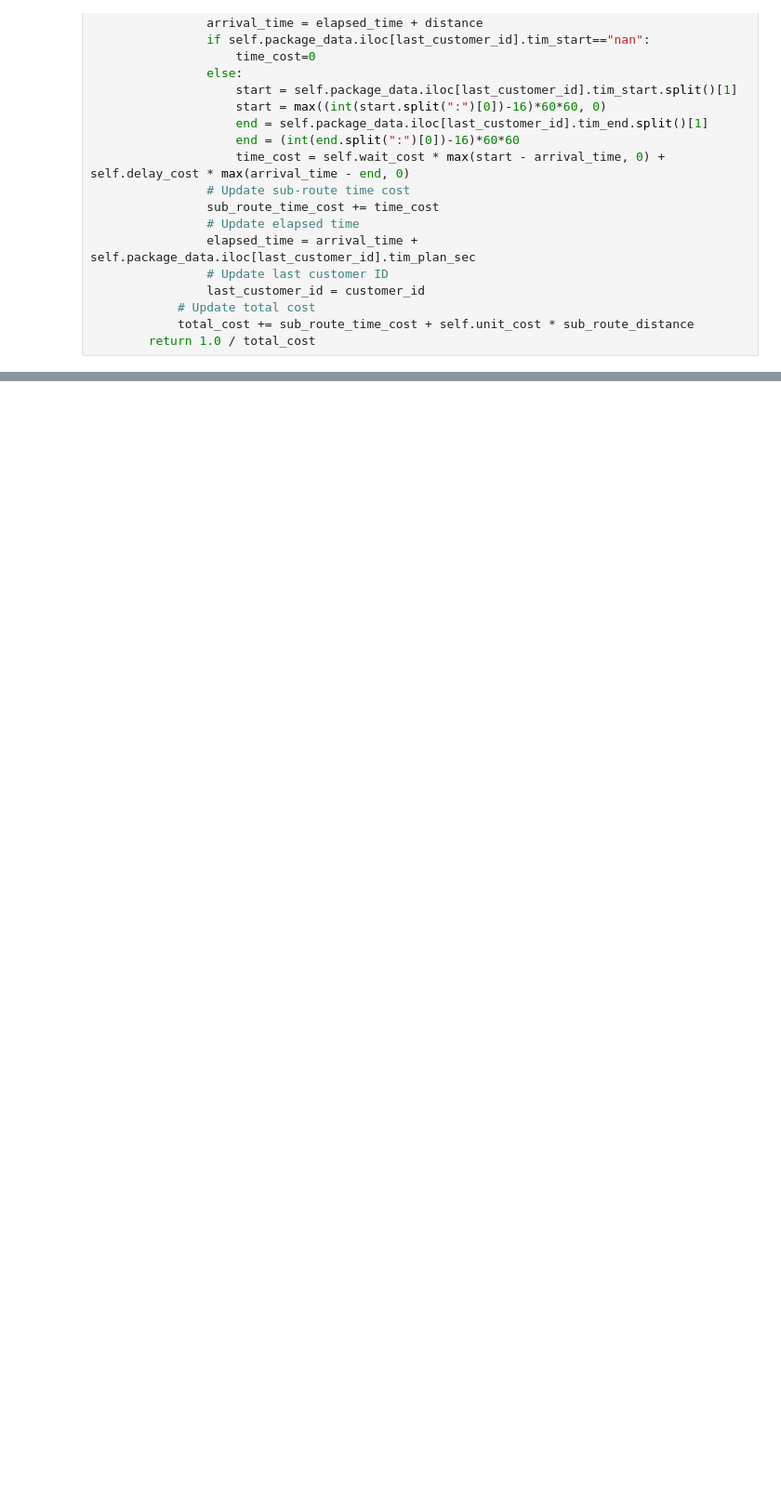
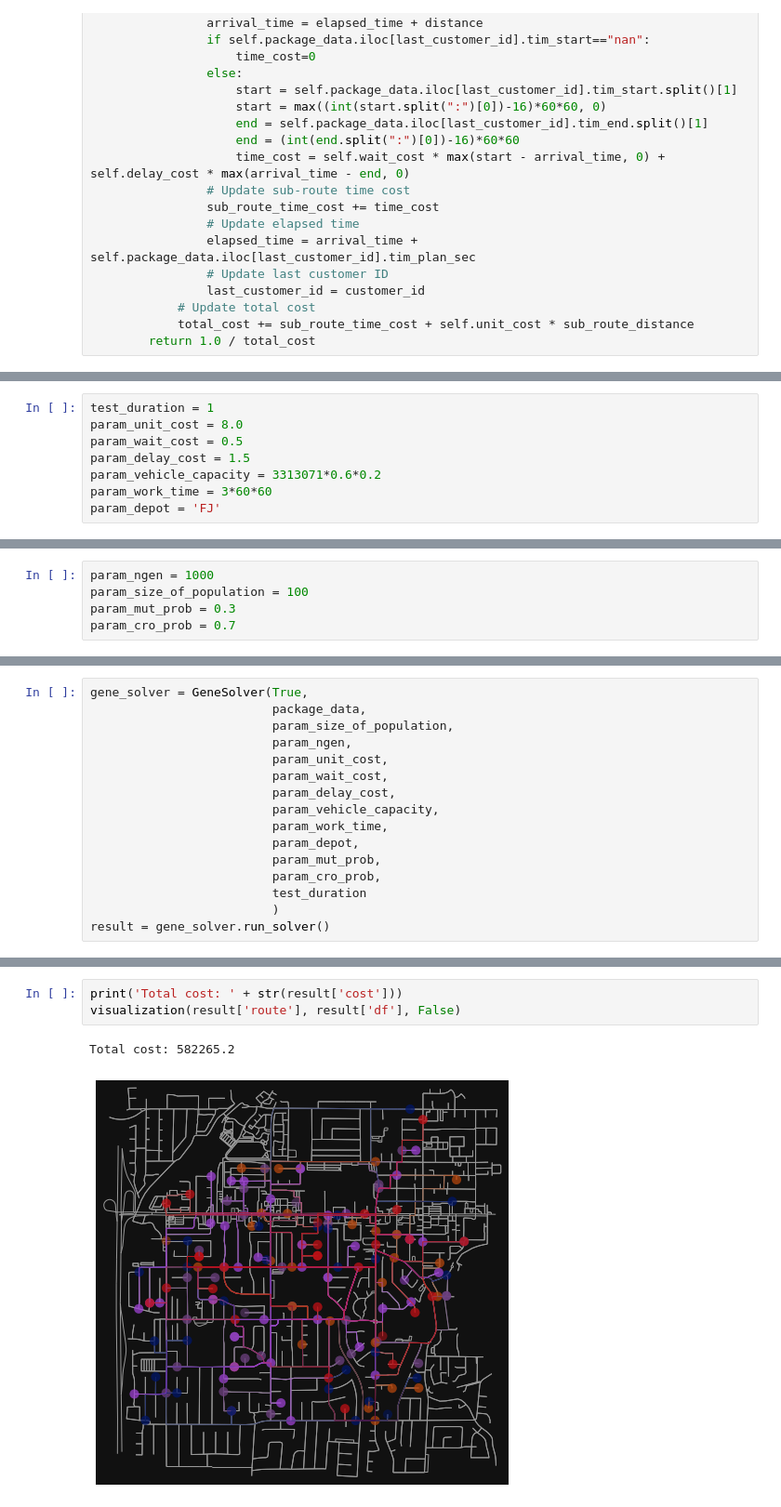
Before and after one commit to wxlomo/Last-mile-Delivery-Scheduling-and-Rescheduling, a Jupyter notebook: project.ipynb, the cells around one changed output, grey strips where cells are left out. Shown: that part at 93% size. Drawn from its saved outputs; the diff is of its cells as text; blank space fills up the shorter version.

```diff
--- a/project.ipynb
+++ b/project.ipynb
@@ -734,0 +637,8 @@ print('Total cost: ' + str(total_cost_4))
+# %%
+test_duration = 1
+param_unit_cost = 8.0
+param_wait_cost = 0.5
+param_delay_cost = 1.5
+param_vehicle_capacity = 3313071*0.6*0.2
+param_work_time = 3*60*60
+param_depot = 'FJ'
@@ -734,0 +649,5 @@ print('Total cost: ' + str(total_cost_4))
+# %%
+param_ngen = 1000
+param_size_of_population = 100
+param_mut_prob = 0.3
+param_cro_prob = 0.7
@@ -734,0 +656,16 @@ print('Total cost: ' + str(total_cost_4))
+# %%
+gene_solver = GeneSolver(True,
+                         package_data,
+                         param_size_of_population,
+                         param_ngen,
+                         param_unit_cost,
+                         param_wait_cost,
+                         param_delay_cost,
+                         param_vehicle_capacity,
+                         param_work_time,
+                         param_depot,
+                         param_mut_prob,
+                         param_cro_prob,
+                         test_duration
+                         )
+result = gene_solver.run_solver()
@@ -734,0 +676,6 @@ print('Total cost: ' + str(total_cost_4))
+# %%
+print('Total cost: ' + str(result['cost']))
+visualization(result['route'], result['df'], False)
+# %% [output]
+Total cost: 582265.2
+[figure, added]
```
Also changed, not shown: parts of 93 cells of this notebook.
